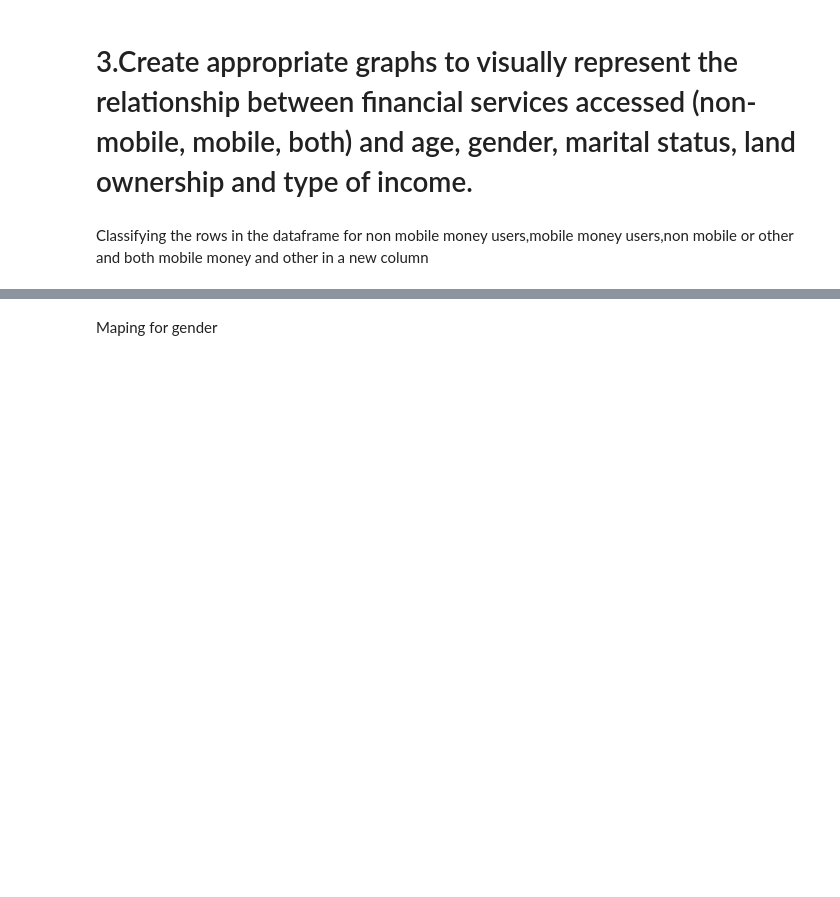
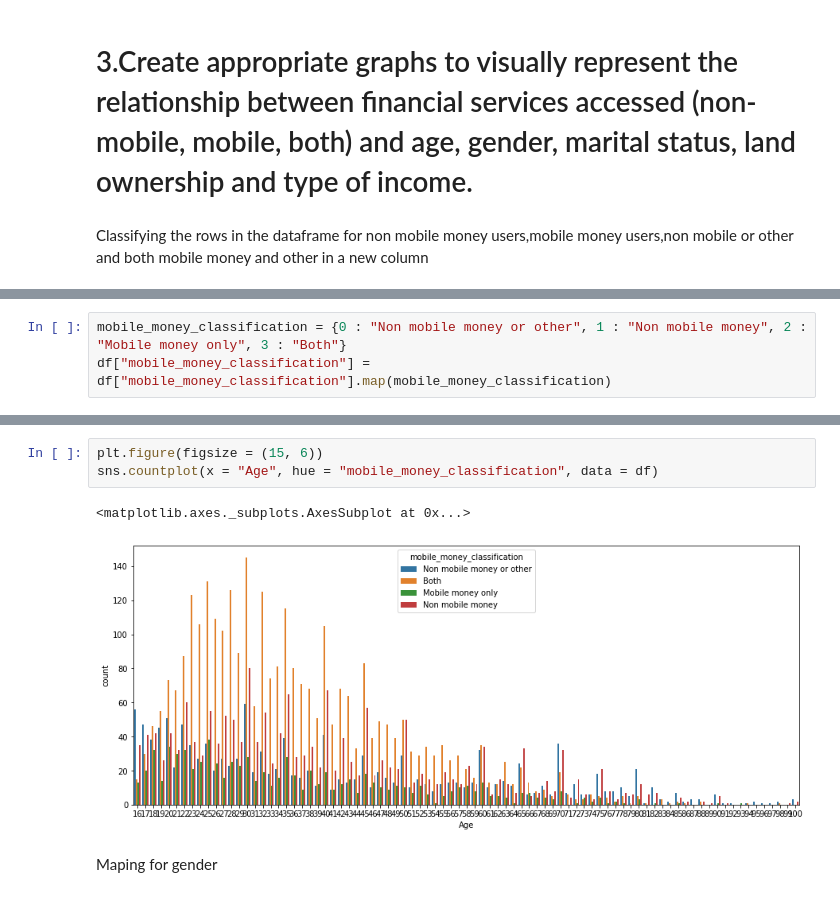
Before and after one commit to rethabilethulo/FINANCIAL_SERVICES_USE_IN_TANZANIA, a Jupyter notebook: FINANCIAL SERVICES USE IN TANZANIA.ipynb, the cells around one changed output, grey strips where cells are left out. Drawn from its saved outputs; the diff is of its cells as text; blank space fills up the shorter version.

```diff
--- a/FINANCIAL SERVICES USE IN TANZANIA.ipynb
+++ b/FINANCIAL SERVICES USE IN TANZANIA.ipynb
@@ -203,0 +227,3 @@ df["classification"] = classification
+# %%
+mobile_money_classification = {0 : "Non mobile money or other", 1 : "Non mobile money", 2 : "Mobile money only", 3 : "Both"}
+df["mobile_money_classification"] = df["mobile_money_classification"].map(mobile_money_classification)
@@ -204,3 +245,9 @@ df["classification"] = classification
+# %%
+plt.figure(figsize = (15, 6))
+sns.countplot(x = "Age", hue = "mobile_money_classification", data = df)
+# %% [output]
+<matplotlib.axes._subplots.AxesSubplot at 0x...>
+[figure, added]
 # %% [markdown]
 Maping for gender
 # %%
```
Also changed, not shown: parts of 13 cells of this notebook.
